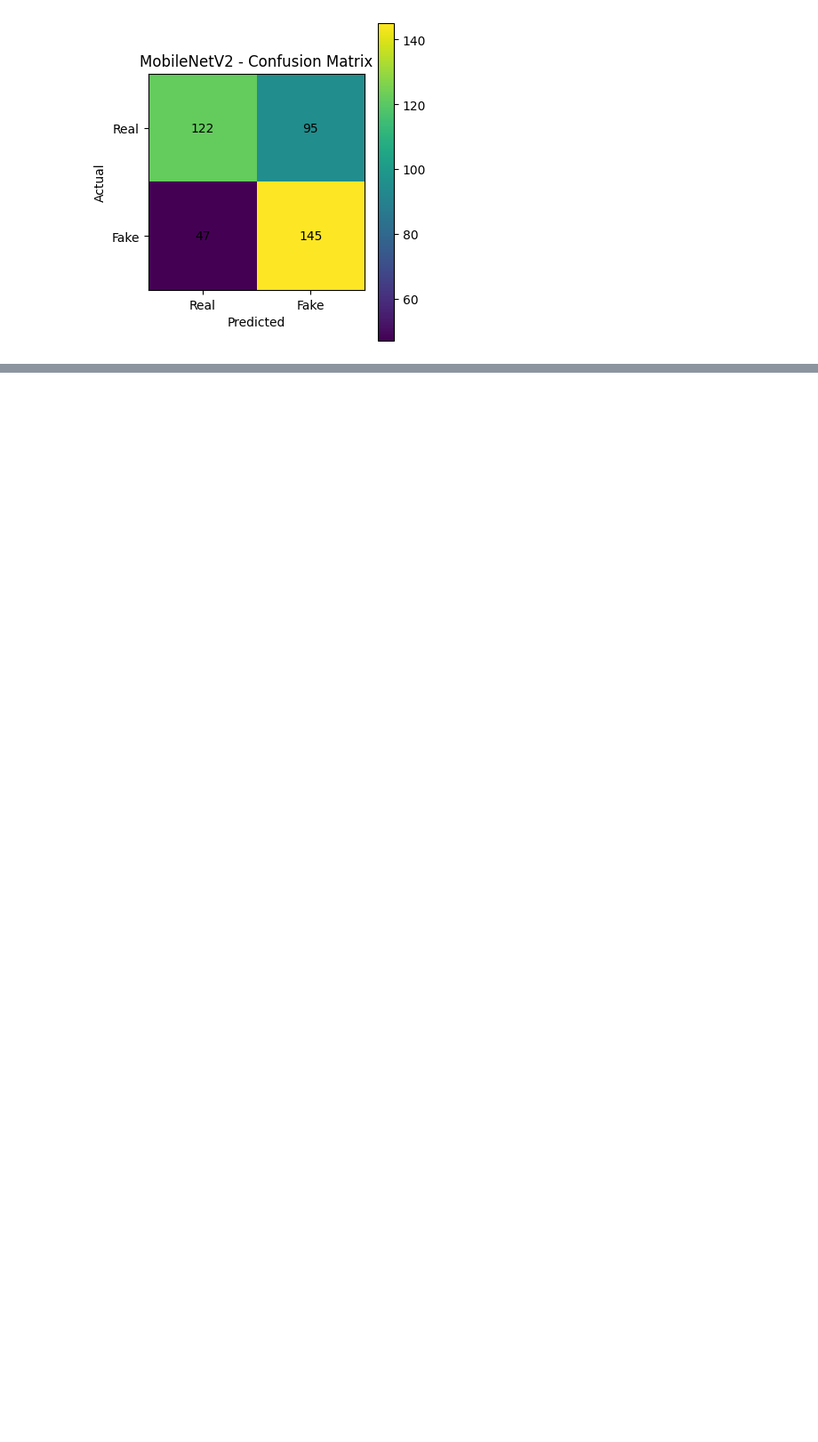
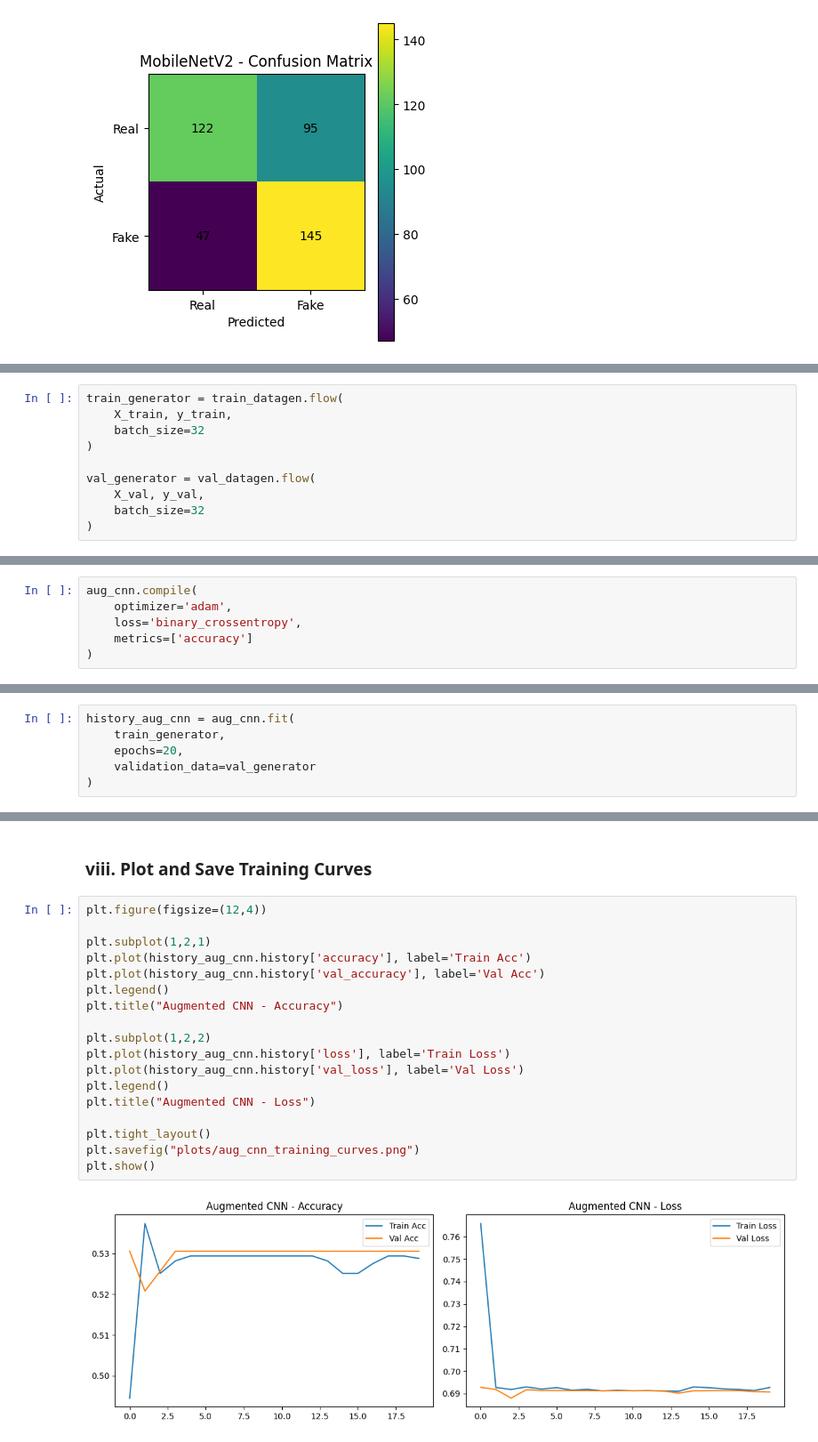
Before and after one commit to zubair-ui/Fake-Face-Detection, a Jupyter notebook: fake-face-detection.ipynb, the cells around one changed output, grey strips where cells are left out. Shown at 89% size. Drawn from its saved outputs; the diff is of its cells as text; blank space fills up the shorter version.

Commit message:
Trained a Augmentation+Basic CNN model

```diff
--- a/fake-face-detection.ipynb
+++ b/fake-face-detection.ipynb
@@ -400,0 +420,10 @@ plt.show()
+# %%
+train_generator = train_datagen.flow(
+    X_train, y_train,
+    batch_size=32
+)
+
+val_generator = val_datagen.flow(
+    X_val, y_val,
+    batch_size=32
+)
@@ -400,0 +452,6 @@ plt.show()
+# %%
+aug_cnn.compile(
+    optimizer='adam',
+    loss='binary_crossentropy',
+    metrics=['accuracy']
+)
@@ -400,0 +460,6 @@ plt.show()
+# %%
+history_aug_cnn = aug_cnn.fit(
+    train_generator,
+    epochs=20,
+    validation_data=val_generator
+)
@@ -400,0 +506,22 @@ plt.show()
+# %% [markdown]
+### viii. Plot and Save Training Curves
+# %%
+plt.figure(figsize=(12,4))
+
+plt.subplot(1,2,1)
+plt.plot(history_aug_cnn.history['accuracy'], label='Train Acc')
+plt.plot(history_aug_cnn.history['val_accuracy'], label='Val Acc')
+plt.legend()
+plt.title("Augmented CNN - Accuracy")
+
+plt.subplot(1,2,2)
+plt.plot(history_aug_cnn.history['loss'], label='Train Loss')
+plt.plot(history_aug_cnn.history['val_loss'], label='Val Loss')
+plt.legend()
+plt.title("Augmented CNN - Loss")
+
+plt.tight_layout()
+plt.savefig("plots/aug_cnn_training_curves.png")
+plt.show()
+# %% [output]
+[figure, added]
```
Also changed, not shown: parts of 16 cells of this notebook.
